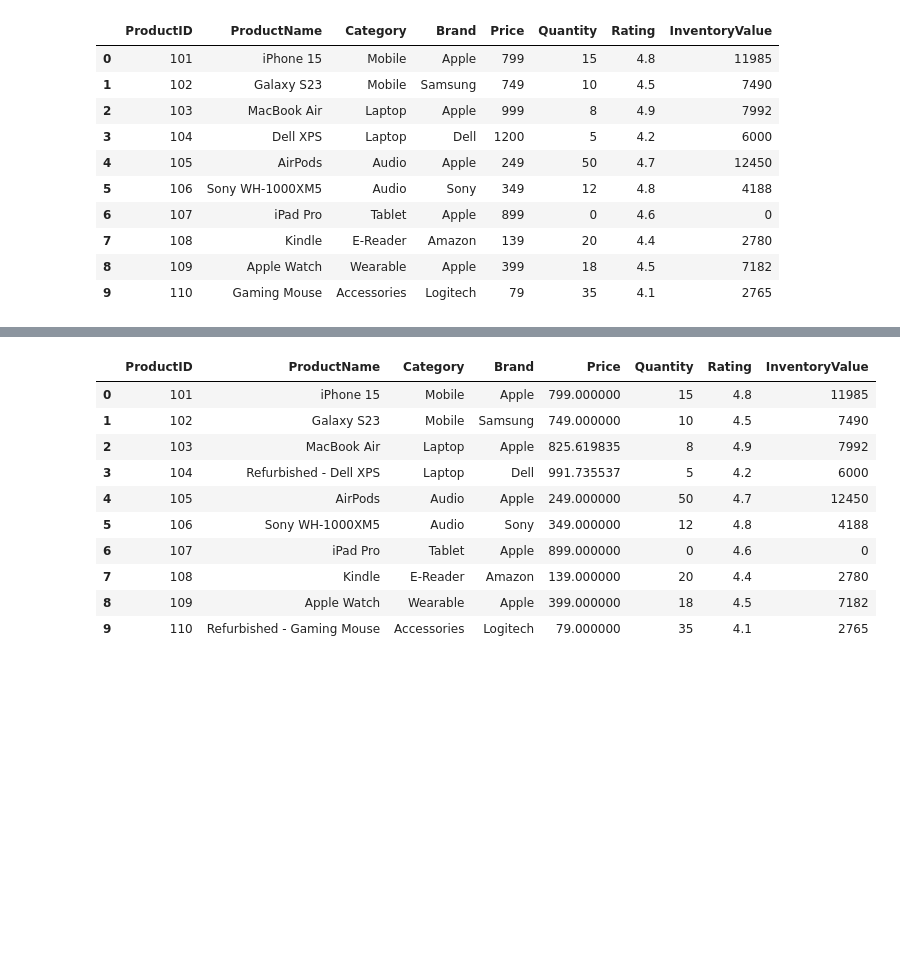
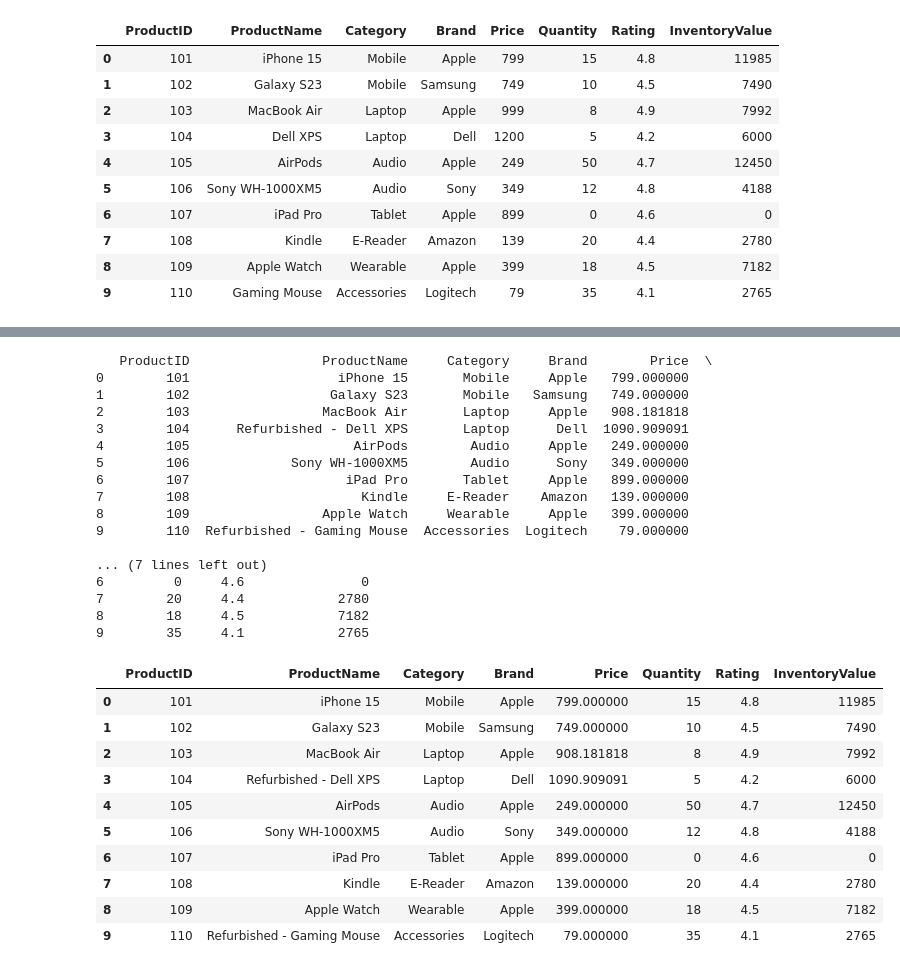
Before and after one commit to csslg22/XII-Informatics-Practices-065, a Jupyter notebook: DataFrame 02.ipynb, the cells around one changed output, grey strips where cells are left out. Drawn from its saved outputs; the diff is of its cells as text; code cells hidden in the pictures; blank space fills up the shorter version.

```diff
--- a/DataFrame 02.ipynb
+++ b/DataFrame 02.ipynb
@@ -516,3 +502,16 @@ inventory_df
+# %%
+data = {
+    'ProductID': [101, 102, 103, 104, 105, 106, 107, 108, 109, 110],
+    'ProductName': ['iPhone 15', 'Galaxy S23', 'MacBook Air', 'Dell XPS', 'AirPods',
+                    'Sony WH-1000XM5', 'iPad Pro', 'Kindle', 'Apple Watch', 'Gaming Mouse'],
+    'Category': ['Mobile', 'Mobile', 'Laptop', 'Laptop', 'Audio', 'Audio', 'Tablet', 'E-Reader', 'Wearable', 'Accessories'],
+    'Brand': ['Apple', 'Samsung', 'Apple', 'Dell', 'Apple', 'Sony', 'Apple', 'Amazon', 'Apple', 'Logitech'],
+    'Price': [799, 749, 999, 1200, 249, 349, 899, 139, 399, 79],
+    'Quantity': [15, 10, 8, 5, 50, 12, 0, 20, 18, 25],
+    'Rating': [4.8, 4.5, 4.9, 4.2, 4.7, 4.8, 4.6, 4.4, 4.5, 4.1]
+}
+
+inventory_df = pd.DataFrame(data)
 # %%
 df1 = inventory_df.copy()
 # %%
@@ -683,14 +688,34 @@ print(df1)
 df1.loc[(df1['Category'] == 'Laptop'),'Price'] = df1['Price'] / 1.10
 print(df1)
 # %% [output]
-|  | ProductID | ProductName | Category | Brand | Price | Quantity | Rating | InventoryValue |
-| 0 | 101 | iPhone 15 | Mobile | Apple | 799.000000 | 15 | 4.8 | 11985 |
-| 1 | 102 | Galaxy S23 | Mobile | Samsung | 749.000000 | 10 | 4.5 | 7490 |
-| 2 | 103 | MacBook Air | Laptop | Apple | 825.619835 | 8 | 4.9 | 7992 |
-| 3 | 104 | Refurbished - Dell XPS | Laptop | Dell | 991.735537 | 5 | 4.2 | 6000 |
-| 4 | 105 | AirPods | Audio | Apple | 249.000000 | 50 | 4.7 | 12450 |
-| 5 | 106 | Sony WH-1000XM5 | Audio | Sony | 349.000000 | 12 | 4.8 | 4188 |
-| 6 | 107 | iPad Pro | Tablet | Apple | 899.000000 | 0 | 4.6 | 0 |
-| 7 | 108 | Kindle | E-Reader | Amazon | 139.000000 | 20 | 4.4 | 2780 |
-| 8 | 109 | Apple Watch | Wearable | Apple | 399.000000 | 18 | 4.5 | 7182 |
-| 9 | 110 | Refurbished - Gaming Mouse | Accessories | Logitech | 79.000000 | 35 | 4.1 | 2765 |
+   ProductID                 ProductName     Category     Brand        Price  \
+0        101                   iPhone 15       Mobile     Apple   799.000000
+1        102                  Galaxy S23       Mobile   Samsung   749.000000
+2        103                 MacBook Air       Laptop     Apple   908.181818
+3        104      Refurbished - Dell XPS       Laptop      Dell  1090.909091
+4        105                     AirPods        Audio     Apple   249.000000
+5        106             Sony WH-1000XM5        Audio      Sony   349.000000
+6        107                    iPad Pro       Tablet     Apple   899.000000
+7        108                      Kindle     E-Reader    Amazon   139.000000
+8        109                 Apple Watch     Wearable     Apple   399.000000
+9        110  Refurbished - Gaming Mouse  Accessories  Logitech    79.000000
+
+... (7 lines left out)
+6         0     4.6               0
+7        20     4.4            2780
+8        18     4.5            7182
+9        35     4.1            2765
+# %%
+df1
+# %% [output]
+|  | ProductID | ProductName | Category | Brand | Price | Quantity | Rating | InventoryValue |
+| 0 | 101 | iPhone 15 | Mobile | Apple | 799.000000 | 15 | 4.8 | 11985 |
+| 1 | 102 | Galaxy S23 | Mobile | Samsung | 749.000000 | 10 | 4.5 | 7490 |
+| 2 | 103 | MacBook Air | Laptop | Apple | 908.181818 | 8 | 4.9 | 7992 |
+| 3 | 104 | Refurbished - Dell XPS | Laptop | Dell | 1090.909091 | 5 | 4.2 | 6000 |
+| 4 | 105 | AirPods | Audio | Apple | 249.000000 | 50 | 4.7 | 12450 |
+| 5 | 106 | Sony WH-1000XM5 | Audio | Sony | 349.000000 | 12 | 4.8 | 4188 |
+| 6 | 107 | iPad Pro | Tablet | Apple | 899.000000 | 0 | 4.6 | 0 |
+| 7 | 108 | Kindle | E-Reader | Amazon | 139.000000 | 20 | 4.4 | 2780 |
+| 8 | 109 | Apple Watch | Wearable | Apple | 399.000000 | 18 | 4.5 | 7182 |
+| 9 | 110 | Refurbished - Gaming Mouse | Accessories | Logitech | 79.000000 | 35 | 4.1 | 2765 |
```
Also changed, not shown: parts of 6 cells of this notebook.
